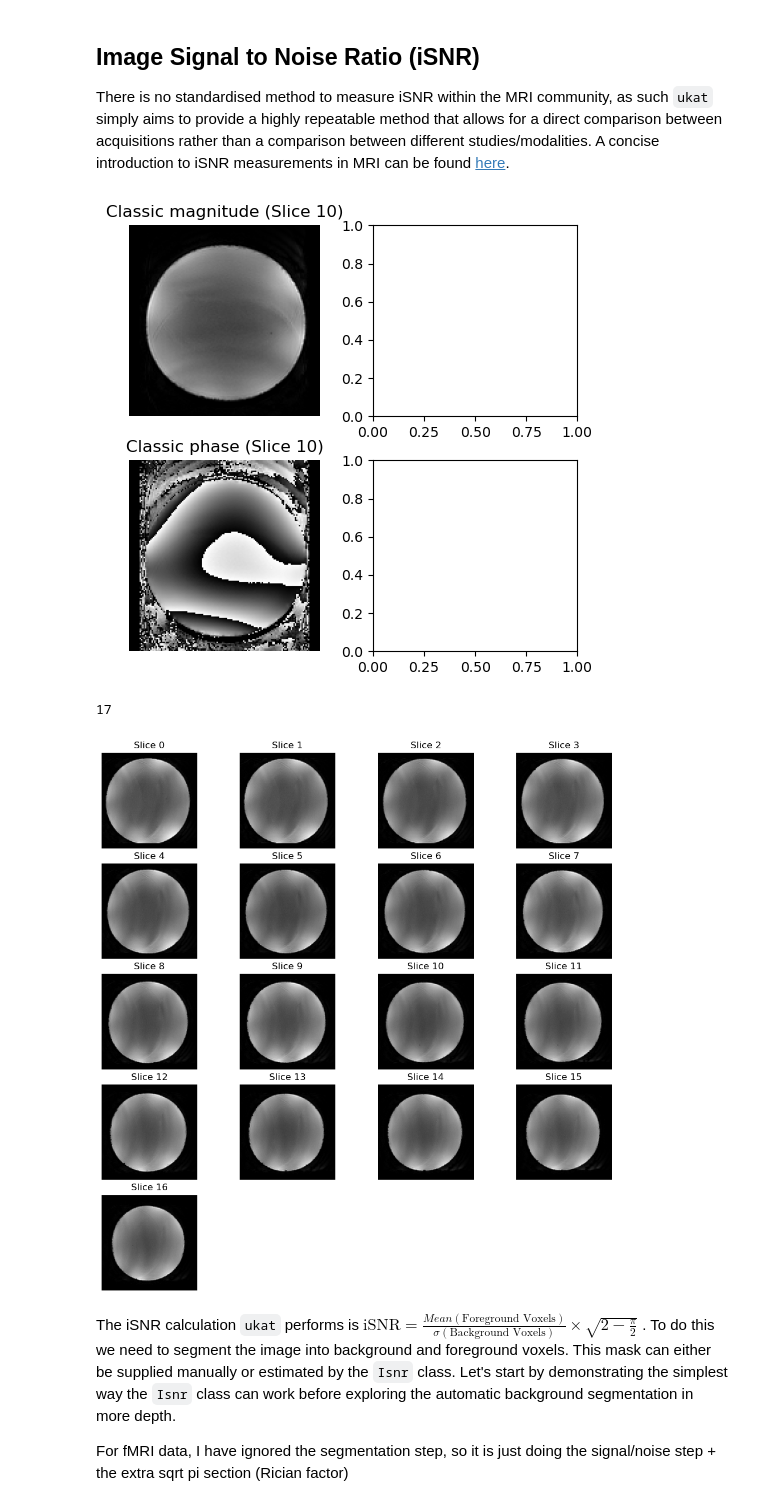
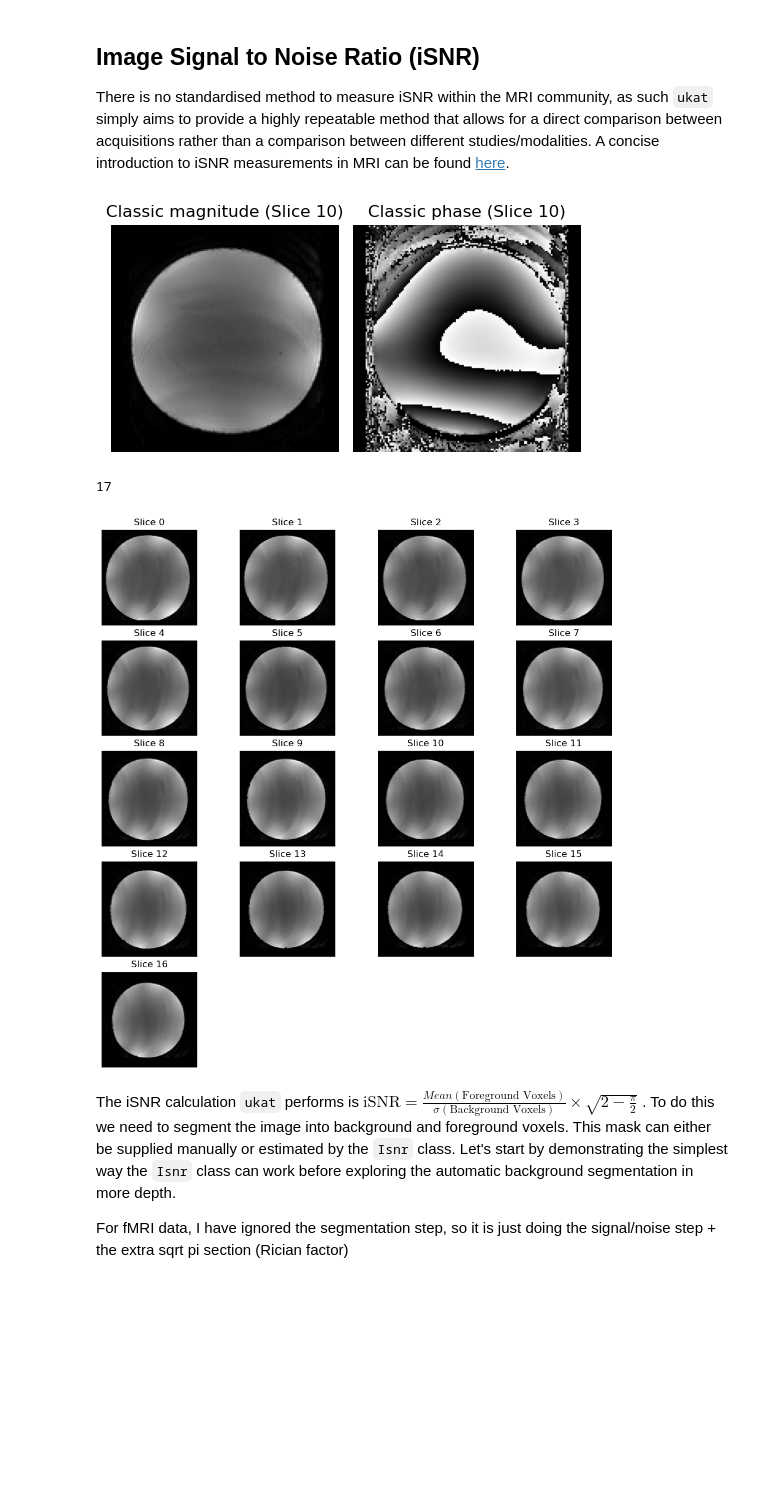
Before and after one commit to nottingham-neuroimaging/qa, a Jupyter notebook: fMRI_report_python/tutorials/qa_run.ipynb, the cells around one changed output. Drawn from its saved outputs; the diff is of its cells as text; code cells hidden in the pictures; blank space fills up the shorter version.

Commit message:
fix plot bug

```diff
--- a/fMRI_report_python/tutorials/qa_run.ipynb
+++ b/fMRI_report_python/tutorials/qa_run.ipynb
@@ -89,12 +89,12 @@ slice_index = 10
 time_point = 1
 
 # Create a 2x2 grid of subplots
-fig, axs = plt.subplots(2, 2, figsize=(5, 5))  # Adjust figsize as needed
+fig, axs = plt.subplots(1, 2, figsize=(5, 5))  # Adjust figsize as needed
 
 # Plot imgm_cla
-axs[0, 0].imshow(imgm_cla[:, :, slice_index, time_point].T, origin='lower', cmap='gray')
-axs[0, 0].set_title(f'Classic magnitude (Slice {slice_index})')  # Set subplot title with slice index
-axs[0, 0].axis(False)  # Turn off axis labels and ticks
+axs[0].imshow(imgm_cla[:, :, slice_index, time_point].T, origin='lower', cmap='gray')
+axs[0].set_title(f'Classic magnitude (Slice {slice_index})')  # Set subplot title with slice index
+axs[0].axis(False)  # Turn off axis labels and ticks
 
 # # Plot imgm_mtx
 # axs[0, 1].imshow(imgm_mtx[:, :, slice_index, time_point].T, origin='lower', cmap='gray')
@@ -102,9 +102,9 @@ axs[0, 0].axis(False)  # Turn off axis labels and ticks
 # axs[0, 1].axis(False)  # Turn off axis labels and ticks
 
 # Plot imgp_cla phase
-axs[1, 0].imshow(imgp_cla[:, :, slice_index, time_point].T, origin='lower', cmap='gray')
-axs[1, 0].set_title(f'Classic phase (Slice {slice_index})')  # Set subplot title with slice index
-axs[1, 0].axis(False)  # Turn off axis labels and ticks
+axs[1].imshow(imgp_cla[:, :, slice_index, time_point].T, origin='lower', cmap='gray')
+axs[1].set_title(f'Classic phase (Slice {slice_index})')  # Set subplot title with slice index
+axs[1].axis(False)  # Turn off axis labels and ticks
 
 # # Plot imgp_mtx phase
 # axs[1, 1].imshow(imgp_mtx[:, :, slice_index, time_point].T, origin='lower', cmap='gray')
@@ -138,34 +138,34 @@ for i in range(imgm_cla.shape[2]):
     ax.imshow(imgm_cla[:, :, i, time_point], cmap='gray')  # Adjust colormap as needed
     ax.set_title(f"Slice {i}")  # Set title with slice index
     ax.axis('off')  # Turn off axis labels and ticks
 
 # Adjust layout and spacing of subplots
 fig.tight_layout(pad=0.5)
 
 # Save the montage as a PNG file
 output_filename = 'classic_mean_montage.png'
 output_path = f"{OUTPUT_DIR}/{output_filename}"
 plt.savefig(output_path, dpi=300)  # Save the montage as a PNG file with 300 dpi resolution
 
 
 # MTX data
 # for i in range(imgm_mtx.shape[2]):
 #     # Create a subplot for the current slice
 #     ax = fig.add_subplot(rows, cols, i + 1)  # i+1 because subplot indices start from 1
 #     # Display the current slice using imshow
 #     ax.imshow(imgm_mtx[:, :, i, time_point], cmap='gray')  # Adjust colormap as needed
 #     ax.set_title(f"Slice {i}")  # Set title with slice index
 #     ax.axis('off')  # Turn off axis labels and ticks
 
 # # Adjust layout and spacing of subplots
 # fig.tight_layout(pad=0.5)
 
 # # Save the montage as a PNG file
 # output_filename = 'mtx_mean_montage.png'
 # output_path = f"{OUTPUT_DIR}/{output_filename}"
 # plt.savefig(output_path, dpi=300)  # Save the montage as a PNG file with 300 dpi resolution
 # %% [output]
-[figure, old version]
+[figure, new version]
 17
 [figure]
 # %% [markdown]
```
Also changed, not shown: parts of 3 cells of this notebook, 11 other files.
